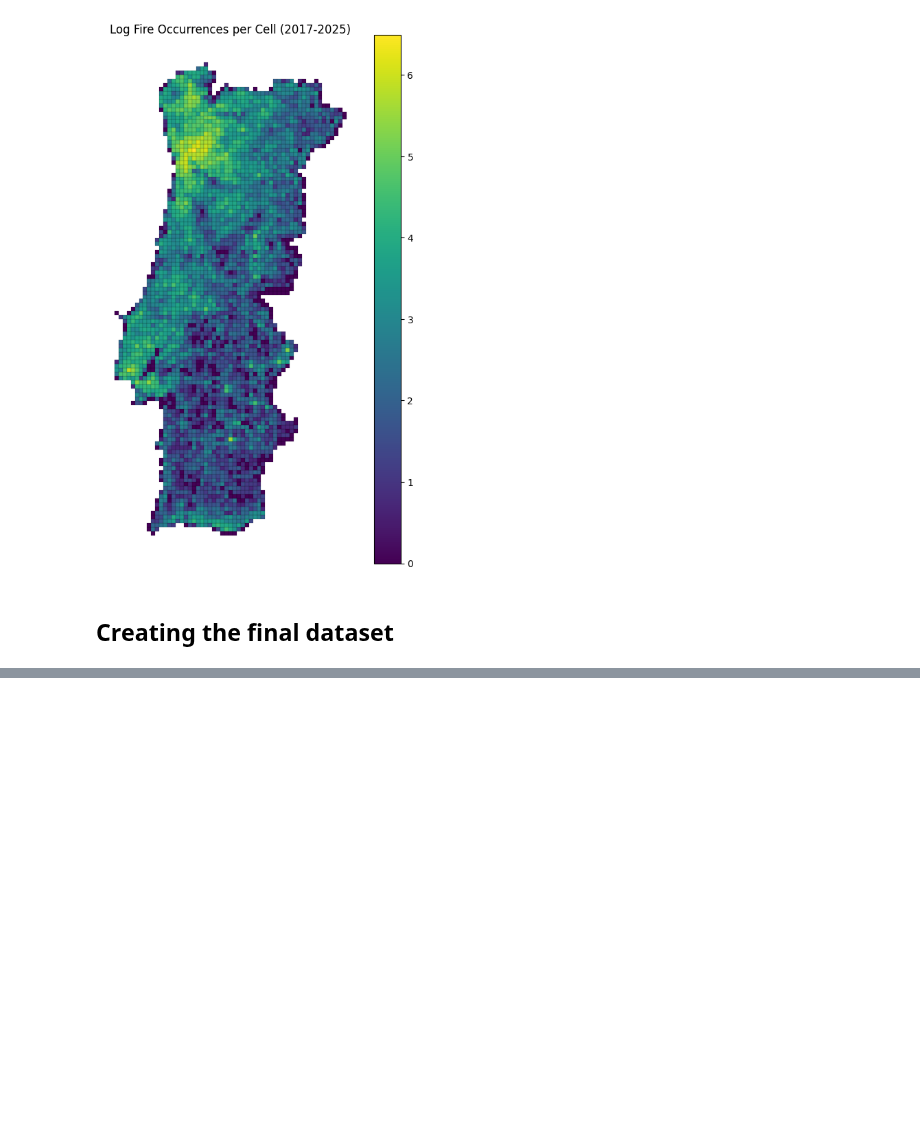
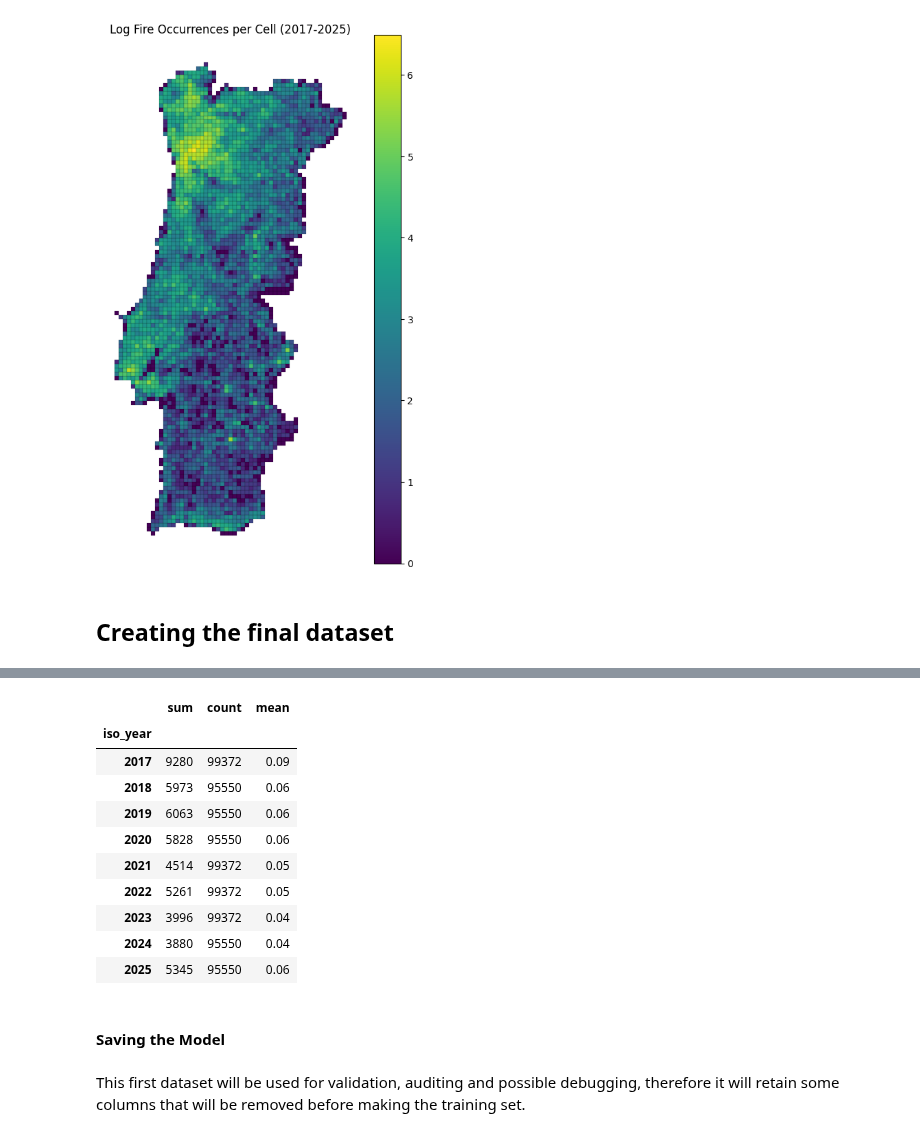
Before and after one commit to Daniel99Fonseca/wildfire-risk-portugal, a Jupyter notebook: notebooks/01_fire_data_exploration.ipynb, the cells around one changed output, grey strips where cells are left out. Drawn from its saved outputs; the diff is of its cells as text; code cells hidden in the pictures; blank space fills up the shorter version.

```diff
--- a/notebooks/01_fire_data_exploration.ipynb
+++ b/notebooks/01_fire_data_exploration.ipynb
@@ -1429,0 +1747,25 @@ fires_with_cells.head(2)
+# %%
+target_by_year = (
+    model_dataset
+    .groupby("iso_year")["fire_next_7_days"]
+    .agg(["sum", "count", "mean"])
+    .round(2)
+)
+
+target_by_year
+# %% [output]
+|  | sum | count | mean |
+| iso_year |  |  |  |
+| 2017 | 9280 | 99372 | 0.09 |
+| 2018 | 5973 | 95550 | 0.06 |
+| 2019 | 6063 | 95550 | 0.06 |
+| 2020 | 5828 | 95550 | 0.06 |
+| 2021 | 4514 | 99372 | 0.05 |
+| 2022 | 5261 | 99372 | 0.05 |
+| 2023 | 3996 | 99372 | 0.04 |
+| 2024 | 3880 | 95550 | 0.04 |
+| 2025 | 5345 | 95550 | 0.06 |
+# %% [markdown]
+#### Saving the Model
+# %% [markdown]
+This first dataset will be used for validation, auditing and possible debugging, therefore it will retain some columns that will be removed before making the training set.
```
Also changed, not shown: parts of 32 cells of this notebook.
